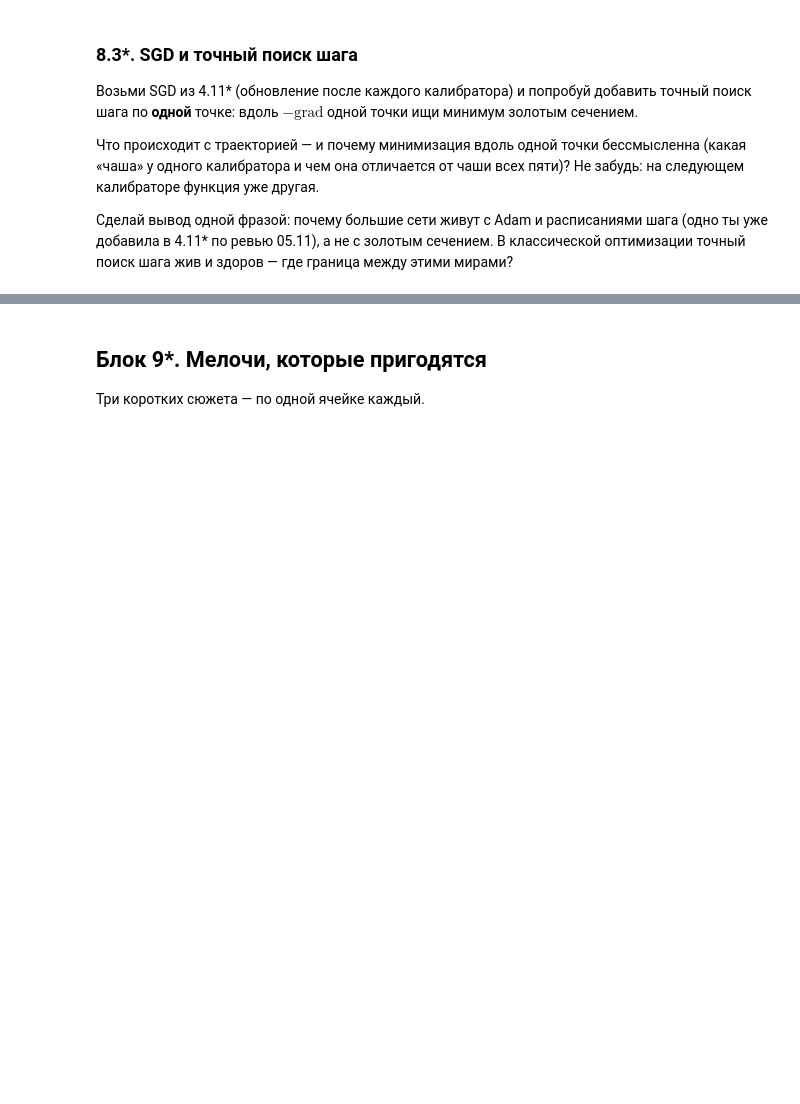
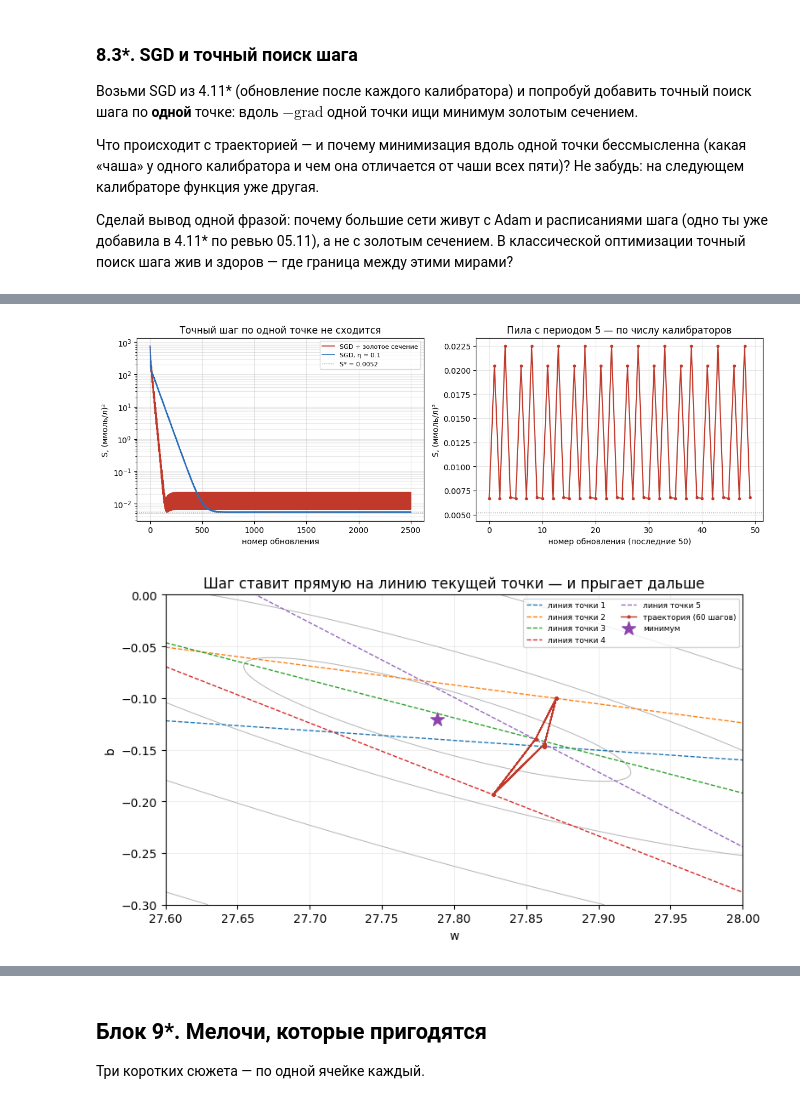
Before and after one commit to marymoroz1106/Brain_tumor_segmentation, a Jupyter notebook: chislennye-metody/Один нейрон-2.ipynb, the cells around one changed output, grey strips where cells are left out. Saved outputs shown, nothing was run; the diff lists cells and outputs as text; code cells hidden in the pictures; blank space fills up the shorter version.

```diff
--- a/chislennye-metody/Один нейрон-2.ipynb
+++ b/chislennye-metody/Один нейрон-2.ipynb
@@ -1939,0 +2438,6 @@ max|r|, ммоль/л:
+# %%
+A_cal = [0.095, 0.183, 0.364, 0.546, 0.723]
+c_cal = [2.5, 5.0, 10.0, 15.0, 20.0]
+N = len(A_cal)
+def S_fun(w, b):
+    return sum((c_cal[i] - (w * A_cal[i] + b)) ** 2 for i in range(N))
@@ -1939,0 +2495,72 @@ max|r|, ммоль/л:
+# %%
+# 8.3* (проверка) — полная S по траектории и сравнение с обычным SGD
+Ss = [S_fun(w, b) for (w, b) in path_golden]
+S_star = S_fun(*fit_wb(c_cal, A_cal))
+
+print(f"S в старте: {Ss[0]:.3f}")
+print(f"S через 100 обновлений: {Ss[100]:.4f}")
+print(f"S через 1000: {Ss[1000]:.4f}")
+print(f"S в конце: {Ss[-1]:.4f}, по траектории min = {min(Ss):.4f}, S* = {S_star:.4f}")
+print(f"размах последних 500: {min(Ss[-500:]):.4f} .. {max(Ss[-500:]):.4f}")
+print("последние 10 значений S:", [round(s, 3) for s in Ss[-10:]])
+
+# обычный SGD для сравнения
+w_sgd, b_sgd = 0.0, 0.0
+S_sgd = [S_fun(w_sgd, b_sgd)]
+for _ in range(500):
+    for i in range(N):
+        err = w_sgd * A_cal[i] + b_sgd - c_cal[i]
+        w_sgd -= 0.1 * 2 * A_cal[i] * err
+        b_sgd -= 0.1 * 2 * err
+        S_sgd.append(S_fun(w_sgd, b_sgd))
+
+print(f"\nобычный SGD: w = {w_sgd:.4f}, b = {b_sgd:+.4f}, S = {S_sgd[-1]:.4f}")
+
+fig, (ax1, ax2) = plt.subplots(1, 2, figsize=(12, 4.2))
+
+ax1.semilogy(Ss, color='#c0392b', lw=1.2, label='SGD + золотое сечение')
+ax1.semilogy(S_sgd, color='#2c6fbb', lw=1.2, label='SGD, η = 0.1')
+ax1.axhline(S_star, color='gray', ls=':', lw=1, label=f'S* = {S_star:.4f}')
+ax1.set_xlabel('номер обновления')
+ax1.set_ylabel('S, (ммоль/л)²')
+ax1.set_title('Точный шаг по одной точке не сходится')
+ax1.grid(alpha=0.3, which='both')
+ax1.legend(fontsize=8)
+
+last = Ss[-50:]
+ax2.plot(range(len(last)), last, 'o-', ms=3, color='#c0392b')
+ax2.axhline(S_star, color='gray', ls=':', lw=1)
+ax2.set_xlabel('номер обновления (последние 50)')
+ax2.set_ylabel('S, (ммоль/л)²')
+ax2.set_title('Пила с периодом 5 — по числу калибраторов')
+ax2.grid(alpha=0.3)
+
+plt.tight_layout()
+plt.show()
+
+# --- траектория у минимума и линии, на которые ставит шаг ---
+WW = [27.6 + 0.4 * i / 120 for i in range(121)]
+BB = [-0.3 + 0.3 * i / 120 for i in range(121)]
+ZZ = [[S_fun(w, b) for w in WW] for b in BB]
+
+fig, ax = plt.subplots(figsize=(8, 4.6))
+lev = [0.01, 0.03, 0.1, 0.3, 1, 3, 10, 30, 100]
+ax.contour(WW, BB, ZZ, levels=lev, colors='0.7', linewidths=0.7)
+for i in range(N):
+    b_line = [c_cal[i] - A_cal[i] * w for w in WW]
+    ax.plot(WW, b_line, ls='--', lw=1, label=f'линия точки {i + 1}')
+tail = path_golden[-60:]
+ax.plot([q[0] for q in tail], [q[1] for q in tail], 'o-', ms=2, lw=1,
+        color='#c0392b', label='траектория (60 шагов)')
+w_star, b_star = fit_wb(c_cal, A_cal)
+ax.scatter([w_star], [b_star], marker='*', s=140, color='#8e44ad', zorder=6, label='минимум')
+ax.set_xlim(27.6, 28.0)
+ax.set_ylim(-0.3, 0.0)
+ax.set_xlabel('w')
+ax.set_ylabel('b')
+ax.set_title('Шаг ставит прямую на линию текущей точки — и прыгает дальше')
+ax.grid(alpha=0.2)
+ax.legend(fontsize=6.5, ncol=2)
+plt.tight_layout()
+plt.show()
+# %% [output]
@@ -1939,0 +2575,2 @@ max|r|, ммоль/л:
+[figure, added]
+[figure, added]
```
Also changed, not shown: parts of 28 cells of this notebook.
